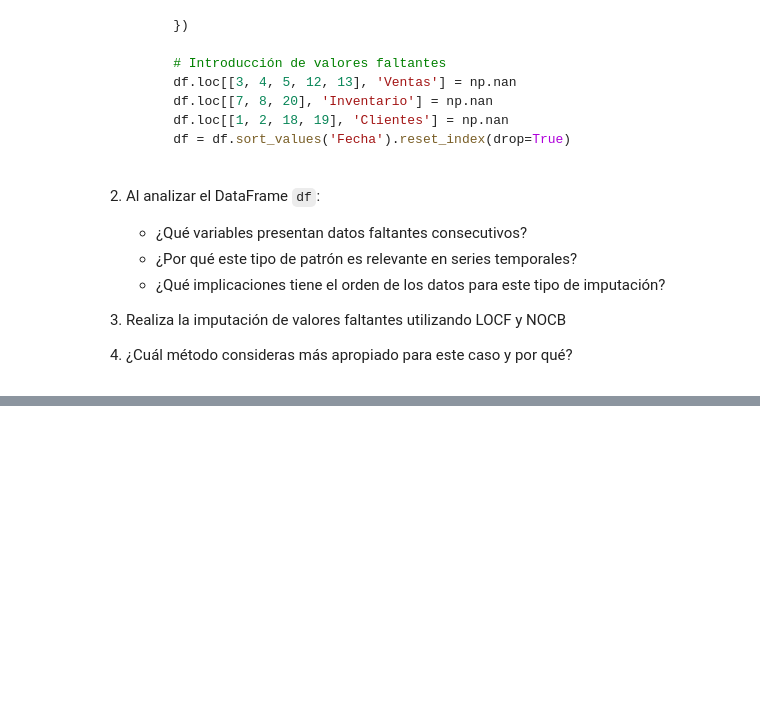
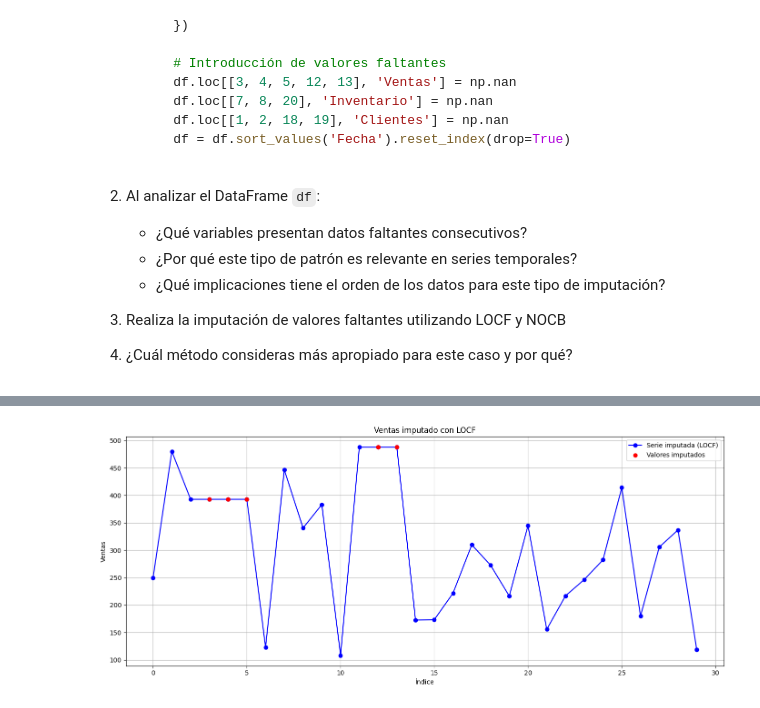
Before and after one commit to eospgonz10/statistical_analytics_homicide, a Jupyter notebook: sesiones_practicas/sp_5_juan_jose_garcia_alvarez_estiven_ospina_gonzalez.ipynb, the cells around one changed output, grey strips where cells are left out. Drawn from its saved outputs; the diff is of its cells as text; code cells hidden in the pictures; blank space fills up the shorter version.

```diff
--- a/sesiones_practicas/sp_5_juan_jose_garcia_alvarez_estiven_ospina_gonzalez.ipynb
+++ b/sesiones_practicas/sp_5_juan_jose_garcia_alvarez_estiven_ospina_gonzalez.ipynb
@@ -641,0 +703,21 @@ plt.show()
+# %%
+df_lofc = df_original.copy()
+df_lofc['Fecha'] = df_lofc['Ventas'].interpolate(method='linear')
+
+# Aplicar LOCF
+df_lofc['CO_LOCF'] = df_lofc['Ventas'].ffill()
+imputados = df_lofc['Ventas'].isna()
+
+# figure
+plt.figure(figsize=(14, 6))
+plt.plot(df_lofc.index, df_lofc['CO_LOCF'], label='Serie imputada (LOCF)', color='blue', marker='o')
+plt.scatter(df_lofc.index[imputados], df_lofc['CO_LOCF'][imputados], color='red', label='Valores imputados', zorder=5)
+plt.title('Ventas imputado con LOCF')
+plt.xlabel('Índice')
+plt.ylabel('Ventas')
+plt.legend()
+plt.grid(True)
+plt.tight_layout()
+plt.show()
+# %% [output]
+[figure, added]
```
Also changed, not shown: parts of 4 cells of this notebook.
